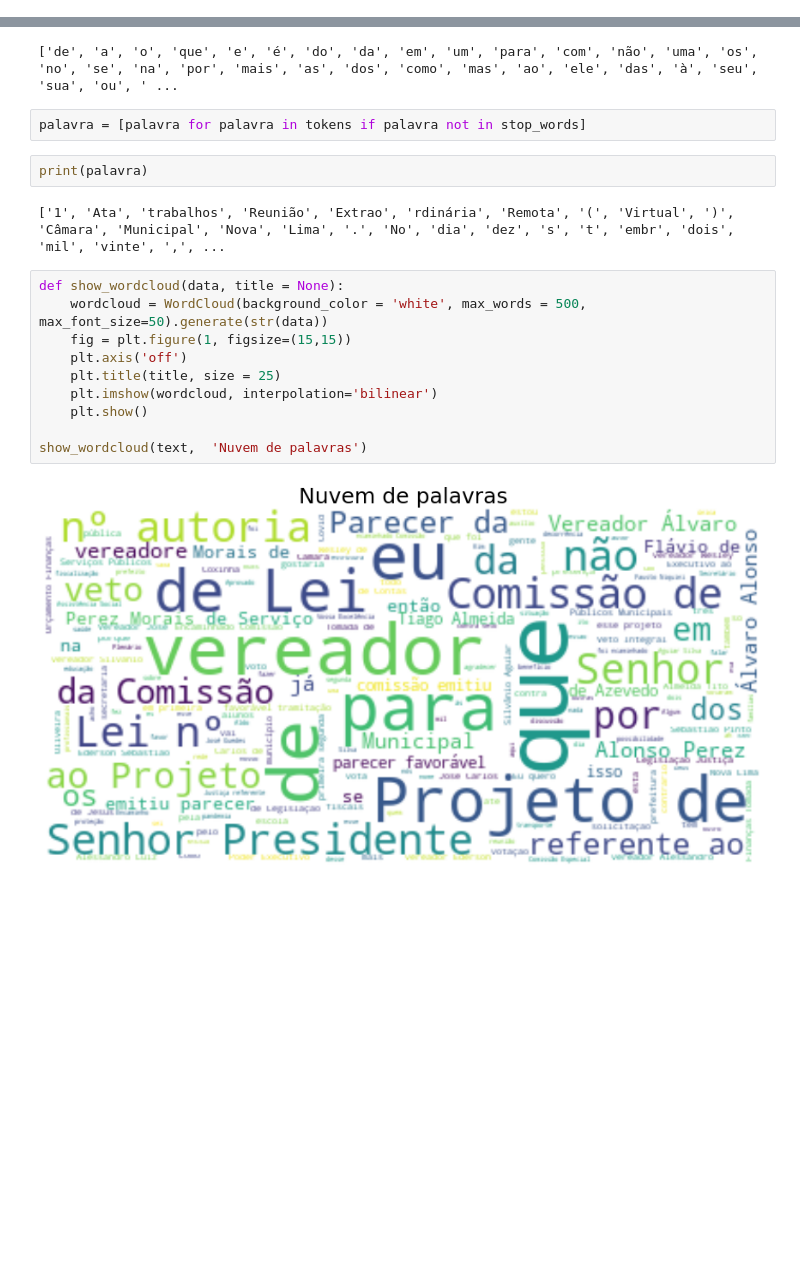
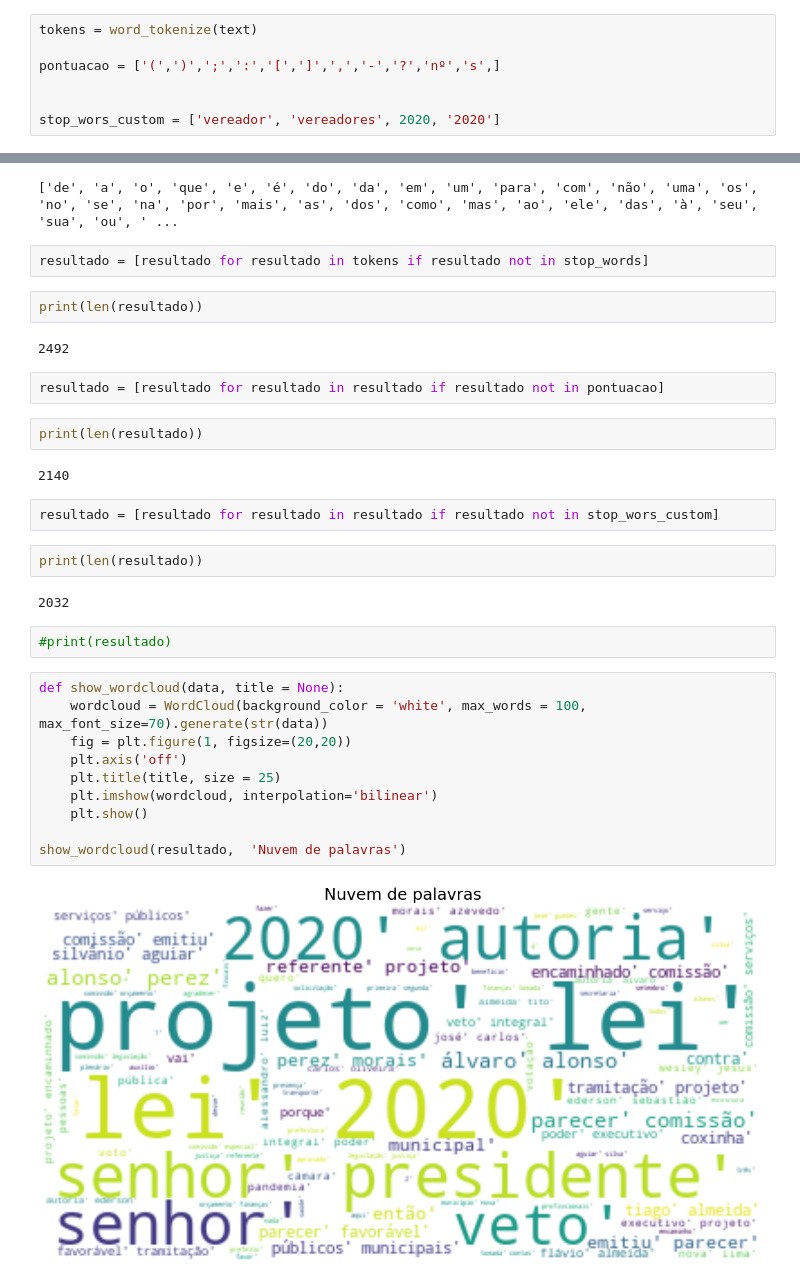
Before and after one commit to MichelAngelo7/NovaLima, a Jupyter notebook: Nuvem de palavras.ipynb, the cells around one changed output, grey strips where cells are left out. Saved outputs shown, nothing was run; the diff lists cells and outputs as text; blank space fills up the shorter version.

Commit message:
Custom stop words

```diff
--- a/Nuvem de palavras.ipynb
+++ b/Nuvem de palavras.ipynb
@@ -34,22 +50,43 @@ stop_words = stopwords.words('portuguese')
+# %%
+tokens = word_tokenize(text)
+
+pontuacao = ['(',')',';',':','[',']',',','-','?','nº','s',]
+
+
+stop_wors_custom = ['vereador', 'vereadores', 2020, '2020']
 # %%
 print(stop_words)
 # %% [output]
 ['de', 'a', 'o', 'que', 'e', 'é', 'do', 'da', 'em', 'um', 'para', 'com', 'não', 'uma', 'os', 'no', 'se', 'na', 'por', 'mais', 'as', 'dos', 'como', 'mas', 'ao', 'ele', 'das', 'à', 'seu', 'sua', 'ou', ' ...
 # %%
-palavra = [palavra for palavra in tokens if palavra not in stop_words]
+resultado = [resultado for resultado in tokens if resultado not in stop_words]
-# %%
-print(palavra)
-# %% [output]
-['1', 'Ata', 'trabalhos', 'Reunião', 'Extrao', 'rdinária', 'Remota', '(', 'Virtual', ')', 'Câmara', 'Municipal', 'Nova', 'Lima', '.', 'No', 'dia', 'dez', 's', 't', 'embr', 'dois', 'mil', 'vinte', ',', ...
+# %%
+print(len(resultado))
+# %% [output]
+2492
+# %%
+resultado = [resultado for resultado in resultado if resultado not in pontuacao]
+# %%
+print(len(resultado))
+# %% [output]
+2140
+# %%
+resultado = [resultado for resultado in resultado if resultado not in stop_wors_custom]
+# %%
+print(len(resultado))
+# %% [output]
+2032
+# %%
+#print(resultado)
 # %%
 def show_wordcloud(data, title = None):
-    wordcloud = WordCloud(background_color = 'white', max_words = 500, max_font_size=50).generate(str(data))
-    fig = plt.figure(1, figsize=(15,15))
+    wordcloud = WordCloud(background_color = 'white', max_words = 100, max_font_size=70).generate(str(data))
+    fig = plt.figure(1, figsize=(20,20))
     plt.axis('off')
     plt.title(title, size = 25)
     plt.imshow(wordcloud, interpolation='bilinear')
     plt.show()
 
-show_wordcloud(text,  'Nuvem de palavras')
+show_wordcloud(resultado,  'Nuvem de palavras')
 # %% [output]
-[figure, old version]
+[figure, new version]
```
Also changed, not shown: parts of 5 cells of this notebook.
